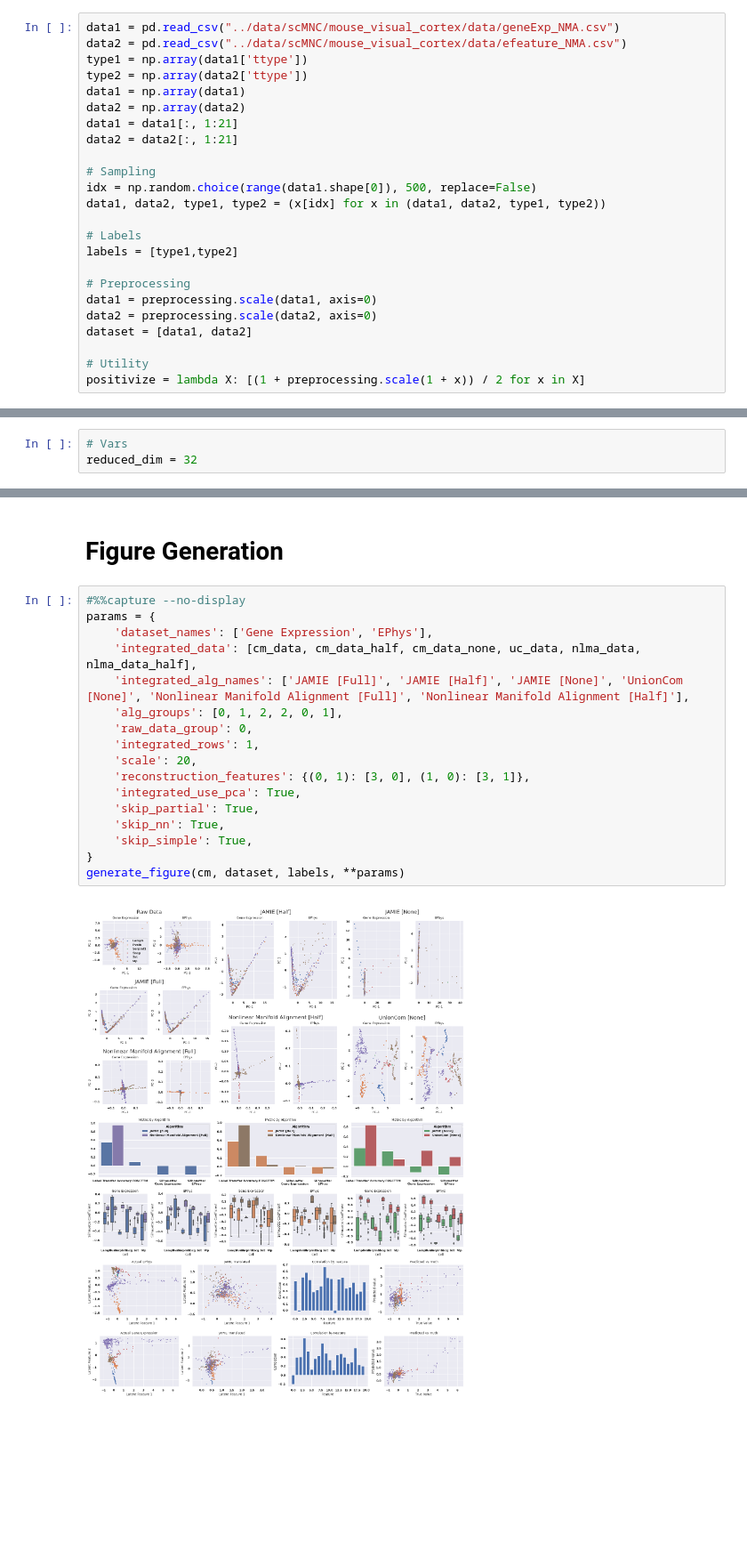
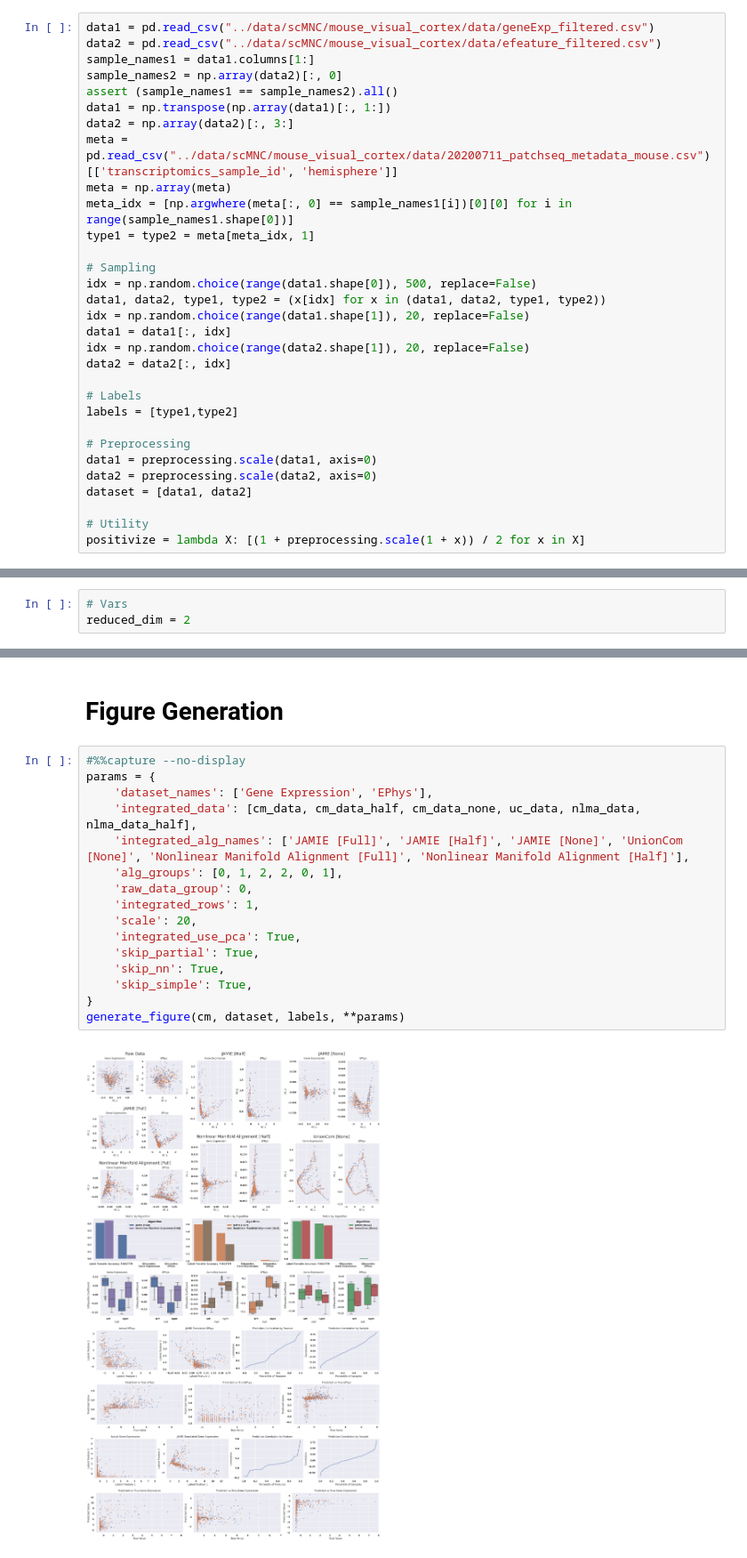
Before and after one commit to Oafish1/JAMIE, a Jupyter notebook: examples/general_analysis/scMNC.ipynb, the cells around one changed output, grey strips where cells are left out. Shown at 89% size. Cells and saved outputs as stored; diff of their text form; blank space fills up the shorter version.

```diff
--- a/examples/general_analysis/scMNC.ipynb
+++ b/examples/general_analysis/scMNC.ipynb
@@ -17,18 +17,25 @@ WARNING:tensorflow:From /home/thema/miniconda3/lib/python3.9/site-packages/tenso
 Instructions for updating:
 non-resource variables are not supported in the long term
 # %%
-data1 = pd.read_csv("../data/scMNC/mouse_visual_cortex/data/geneExp_NMA.csv")
-data2 = pd.read_csv("../data/scMNC/mouse_visual_cortex/data/efeature_NMA.csv")
-type1 = np.array(data1['ttype'])
-type2 = np.array(data2['ttype'])
-data1 = np.array(data1)
-data2 = np.array(data2)
-data1 = data1[:, 1:21]
-data2 = data2[:, 1:21]
+data1 = pd.read_csv("../data/scMNC/mouse_visual_cortex/data/geneExp_filtered.csv")
+data2 = pd.read_csv("../data/scMNC/mouse_visual_cortex/data/efeature_filtered.csv")
+sample_names1 = data1.columns[1:]
+sample_names2 = np.array(data2)[:, 0]
+assert (sample_names1 == sample_names2).all()
+data1 = np.transpose(np.array(data1)[:, 1:])
+data2 = np.array(data2)[:, 3:]
+meta = pd.read_csv("../data/scMNC/mouse_visual_cortex/data/20200711_patchseq_metadata_mouse.csv")[['transcriptomics_sample_id', 'hemisphere']]
+meta = np.array(meta)
+meta_idx = [np.argwhere(meta[:, 0] == sample_names1[i])[0][0] for i in range(sample_names1.shape[0])]
+type1 = type2 = meta[meta_idx, 1]
 
 # Sampling
 idx = np.random.choice(range(data1.shape[0]), 500, replace=False)
 data1, data2, type1, type2 = (x[idx] for x in (data1, data2, type1, type2))
+idx = np.random.choice(range(data1.shape[1]), 20, replace=False)
+data1 = data1[:, idx]
+idx = np.random.choice(range(data2.shape[1]), 20, replace=False)
+data2 = data2[:, idx]
 
 # Labels
 labels = [type1,type2]
@@ -52,7 +59,7 @@ half_priors = np.diag(priors)
 none_priors = np.zeros((len(dataset[0]), len(dataset[0])))
 # %%
 # Vars
-reduced_dim = 32
+reduced_dim = 2
 # %% [markdown]
 # ComManDo
 # %%
@@ -134,20 +138,19 @@ nlma_data_half, _ = mmd_combine(*dataset, method='maninetcluster', alignment='no
 # %%
 #%%capture --no-display
 params = {
     'dataset_names': ['Gene Expression', 'EPhys'],
     'integrated_data': [cm_data, cm_data_half, cm_data_none, uc_data, nlma_data, nlma_data_half],
     'integrated_alg_names': ['JAMIE [Full]', 'JAMIE [Half]', 'JAMIE [None]', 'UnionCom [None]', 'Nonlinear Manifold Alignment [Full]', 'Nonlinear Manifold Alignment [Half]'],
     'alg_groups': [0, 1, 2, 2, 0, 1],
     'raw_data_group': 0,
     'integrated_rows': 1,
     'scale': 20,
-    'reconstruction_features': {(0, 1): [3, 0], (1, 0): [3, 1]},
     'integrated_use_pca': True,
     'skip_partial': True,
     'skip_nn': True,
     'skip_simple': True,
 }
 generate_figure(cm, dataset, labels, **params)
 # %% [output]
-[figure, old version]
+[figure, new version]
 <commando.evaluation.generate_figure at 0x...>
```
Also changed, not shown: parts of 5 cells of this notebook, 5 other files.
